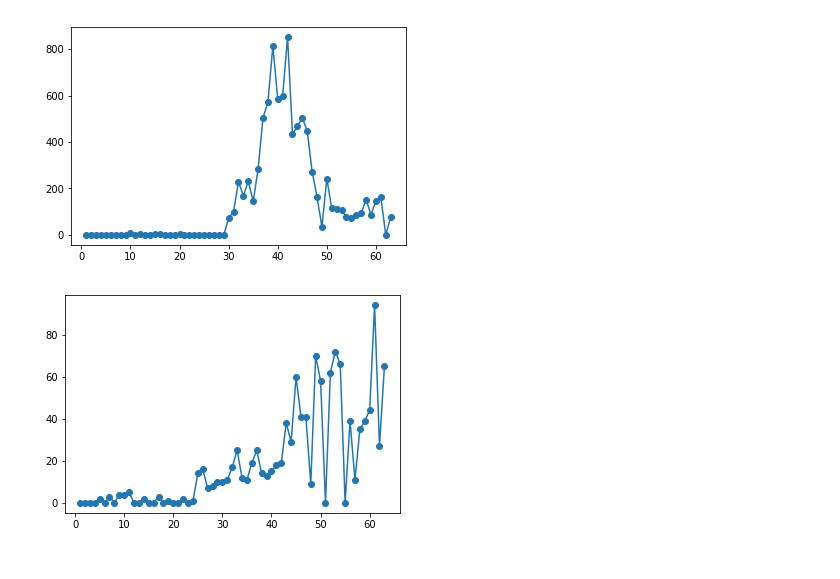
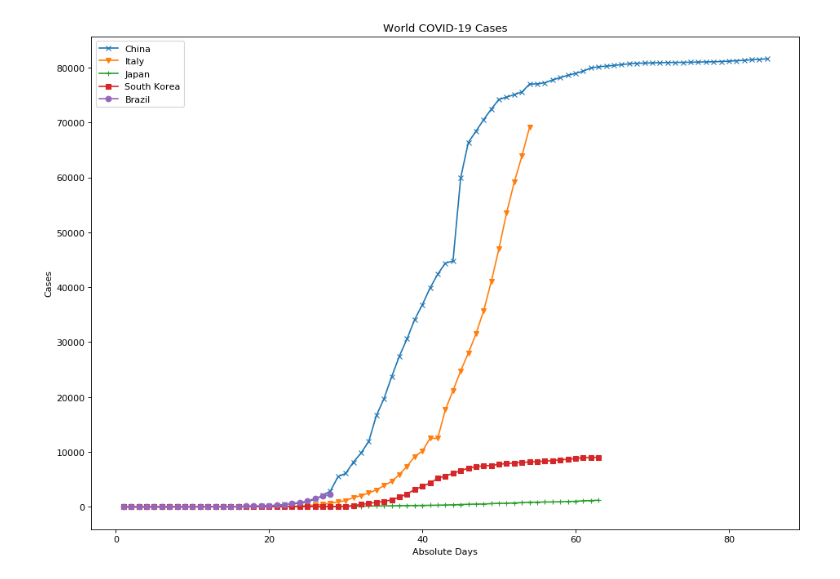
Before and after one commit to bkawakami/DataScienceCoronavirus2020, a Jupyter notebook: covid19_study.ipynb, the cells around one changed output. Drawn from its saved outputs; the diff is of its cells as text; code cells hidden in the pictures.

Commit message:
all data in the same graph

```diff
--- a/covid19_study.ipynb
+++ b/covid19_study.ipynb
@@ -84,22 +84,28 @@ brazil_confirmed_dict, brazil_deaths_dict, brazil_recovered_dict = data_consolid
 japan_confirmed_dict, japan_deaths_dict, japan_recovered_dict = data_consolidation(covid19.getLocationByCountryCode("JP", timelines=True))
 china_confirmed_dict, china_deaths_dict, china_recovered_dict = data_consolidation(covid19.getLocationByCountryCode("CN", timelines=True))
 south_korea_confirmed_dict, south_korea_deaths_dict, south_korea_recovered_dict = data_consolidation(covid19.getLocationByCountryCode("KR", timelines=True))
+italy_confirmed_dict, italy_deaths_dict, italy_recovered_dict = data_consolidation(covid19.getLocationByCountryCode("IT", timelines=True))
+
 
 
 dfBrazilConfirmedRaw = pd.DataFrame(brazil_confirmed_dict.items(), columns=['Date', 'Cases'])
 dfJapanConfirmedRaw = pd.DataFrame(japan_confirmed_dict.items(), columns=['Date', 'Cases'])
 dfChinaConfirmedRaw = pd.DataFrame(china_confirmed_dict.items(), columns=['Date', 'Cases'])
 dfSouthKoreaConfirmedRaw = pd.DataFrame(south_korea_confirmed_dict.items(), columns=['Date', 'Cases'])
+dfItalyConfirmedRaw = pd.DataFrame(italy_confirmed_dict.items(), columns=['Date', 'Cases'])
 
 dfBrazilDeathsRaw = pd.DataFrame(brazil_deaths_dict.items(), columns=['Date', 'Cases']).drop(["Date"], axis=1)
 dfJapanDeathsRaw = pd.DataFrame(japan_deaths_dict.items(), columns=['Date', 'Cases']).drop(["Date"], axis=1)
 dfChinaDeathsRaw = pd.DataFrame(china_deaths_dict.items(), columns=['Date', 'Cases'])
 dfSouthKoreaDeathsRaw = pd.DataFrame(south_korea_deaths_dict.items(), columns=['Date', 'Cases']).drop(["Date"], axis=1)
+dfItalyDeathsRaw = pd.DataFrame(italy_deaths_dict.items(), columns=['Date', 'Cases']).drop(["Date"], axis=1)
 
 dfBrazilRecoveredRaw = pd.DataFrame(brazil_recovered_dict.items(), columns=['Date', 'Cases']).drop(["Date"], axis=1)
 dfJapanRecoveredRaw = pd.DataFrame(japan_recovered_dict.items(), columns=['Date', 'Cases']).drop(["Date"], axis=1)
 dfChinaRecoveredRaw = pd.DataFrame(china_recovered_dict.items(), columns=['Date', 'Cases'])
 dfSouthKoreaRecoveredRaw = pd.DataFrame(south_korea_recovered_dict.items(), columns=['Date', 'Cases']).drop(["Date"], axis=1)
+dfItalyRecoveredRaw = pd.DataFrame(italy_recovered_dict.items(), columns=['Date', 'Cases']).drop(["Date"], axis=1)
+
 
 dfChinaConfirmedRaw = pd.concat([no_catalog_cases_china, dfChinaConfirmedRaw], ignore_index=True)
 dfChinaDeathsRaw = pd.concat([no_catalog_cases_china_deaths_recovered, dfChinaDeathsRaw], ignore_index=True).drop(["Date"], axis=1)
@@ -110,6 +116,7 @@ dfBrazilContagiousRaw = contagious_dataframe(dfBrazilConfirmedRaw)
 dfJapanContagiousRaw = contagious_dataframe(dfJapanConfirmedRaw)
 dfChinaContagiousRaw = contagious_dataframe(dfChinaConfirmedRaw)
 dfSouthKoreaContagiousRaw = contagious_dataframe(dfSouthKoreaConfirmedRaw)
+dfItalyContagiousRaw = contagious_dataframe(dfItalyConfirmedRaw)
 # %%
 dfBrazilRaw = pd.concat(
     [dfBrazilConfirmedRaw,dfBrazilDeathsRaw, dfBrazilRecoveredRaw, dfBrazilContagiousRaw],
@@ -132,12 +139,21 @@ dfSouthKoreaRaw = pd.concat(
     axis=1
 )
 
+dfItalyRaw = pd.concat(
+    [dfItalyConfirmedRaw,dfItalyDeathsRaw, dfItalyRecoveredRaw, dfItalyContagiousRaw],
+    ignore_index=True,
+    axis=1
+)
+
+
 dfBrazilRaw.columns = ['Date', 'Cases', 'Deaths', 'Recovered', 'Contagious']
 dfJapanRaw.columns = ['Date', 'Cases', 'Deaths', 'Recovered', 'Contagious']
 dfChinaRaw.columns = ['Date', 'Cases', 'Deaths', 'Recovered', 'Contagious']
 dfSouthKoreaRaw.columns = ['Date', 'Cases', 'Deaths', 'Recovered', 'Contagious']
+dfItalyRaw.columns = ['Date', 'Cases', 'Deaths', 'Recovered', 'Contagious']
 # %%
 dfBrazil = normatize_cases_by_absolute_day(dfBrazilRaw)
 dfJapan = normatize_cases_by_absolute_day(dfJapanRaw)
 dfChina = normatize_cases_by_absolute_day(dfChinaRaw)
 dfSouthKorea = normatize_cases_by_absolute_day(dfSouthKoreaRaw)
+dfItaly = normatize_cases_by_absolute_day(dfItalyRaw)
@@ -186,14 +160,14 @@ plt.show()
-# %%
-x = dfSouthKorea.Day
-y = dfSouthKorea.Contagious
-plt.plot(x, y, '-o')
-plt.show()
-# %% [output]
-[figure, removed]
-# %%
-x = dfJapan.Day
-y = dfJapan.Contagious
-plt.plot(x, y, '-o')
-plt.show()
-# %% [output]
-[figure, removed]
+# %%
+plt.figure(num=None, figsize=(14, 10), dpi=80, facecolor='w', edgecolor='k')
+plt.plot(dfChina.Day, dfChina.Cases, "-x", label="China")
+plt.plot(dfItaly.Day, dfItaly.Cases, "-v", label="Italy")
+plt.plot(dfJapan.Day, dfJapan.Cases, "-+", label="Japan")
+plt.plot(dfSouthKorea.Day, dfSouthKorea.Cases, "-s", label="South Korea")
+plt.plot(dfBrazil.Day, dfBrazil.Cases, "-o", label="Brazil")
+plt.title("World COVID-19 Cases")
+plt.xlabel("Absolute Days")
+plt.ylabel("Cases")
+plt.legend(loc="upper left")
+plt.show()
+# %% [output]
+[figure, added]
```
Also changed, not shown: parts of 8 cells of this notebook, 4 other files.
